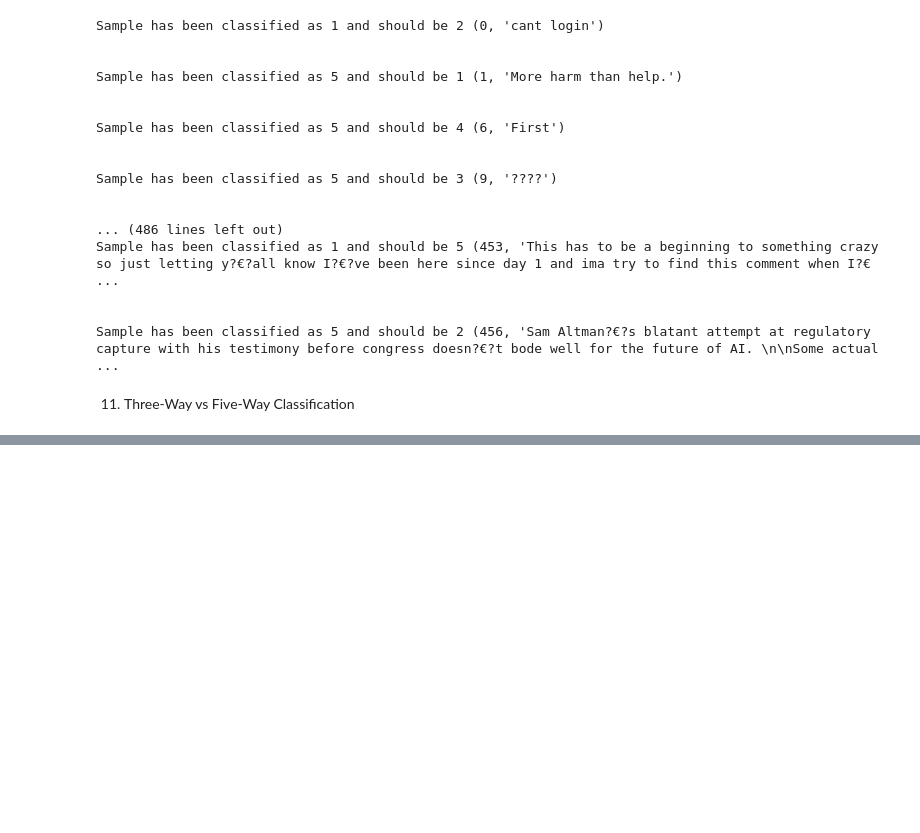
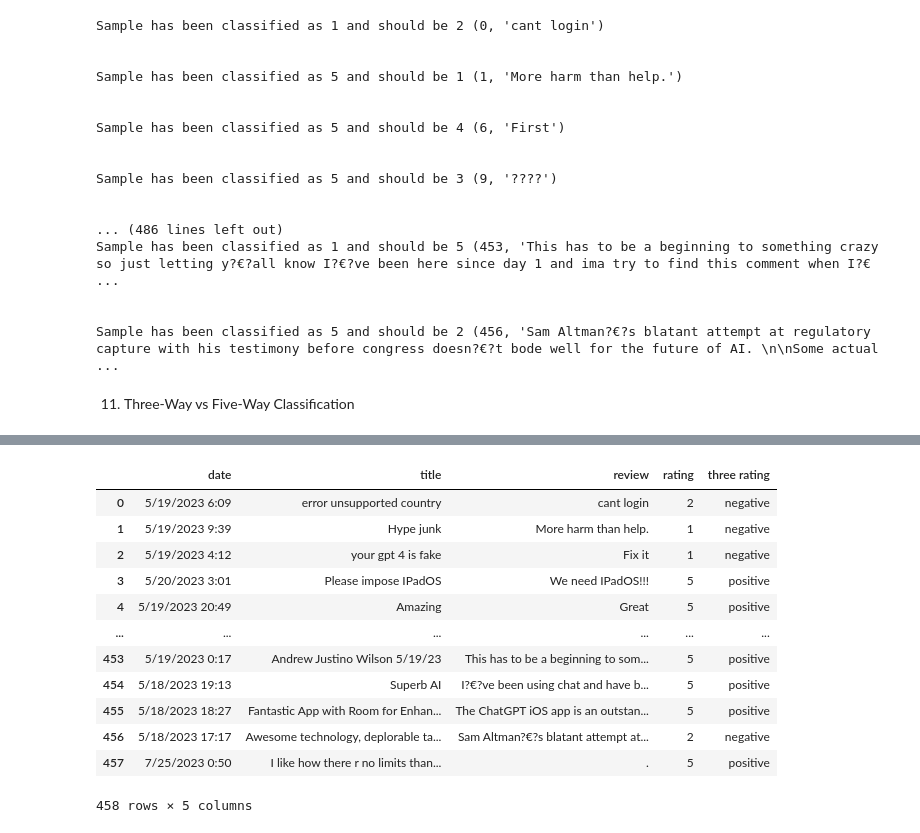
Before and after one commit to owenmonroe/OwenMonroe_TextMining_Fall23, a Jupyter notebook: HW_Assignment2/OwenMonroe_HW2.ipynb, the cells around one changed output, grey strips where cells are left out. Saved outputs shown, nothing was run; the diff lists cells and outputs as text; code cells hidden in the pictures; blank space fills up the shorter version.

```diff
--- a/HW_Assignment2/OwenMonroe_HW2.ipynb
+++ b/HW_Assignment2/OwenMonroe_HW2.ipynb
@@ -946,0 +933,4 @@ full_three_train_df
+# %%
+three_rate_test_list = full_test_df['rating'].apply(change_five_to_three).to_list()
+
+three_rate_test_list
@@ -946,0 +955,19 @@ full_three_train_df
+# %%
+
+full_test_df['three rating'] = three_rate_test_list
+
+full_test_df
+# %% [output]
+|  | date | title | review | rating | three rating |
+| 0 | 5/19/2023 6:09 | error unsupported country | cant login | 2 | negative |
+| 1 | 5/19/2023 9:39 | Hype junk | More harm than help. | 1 | negative |
+| 2 | 5/19/2023 4:12 | your gpt 4 is fake | Fix it | 1 | negative |
+| 3 | 5/20/2023 3:01 | Please impose IPadOS | We need IPadOS!!! | 5 | positive |
+| 4 | 5/19/2023 20:49 | Amazing | Great | 5 | positive |
+| ... | ... | ... | ... | ... | ... |
+| 453 | 5/19/2023 0:17 | Andrew Justino Wilson 5/19/23 | This has to be a beginning to som... | 5 | positive |
+| 454 | 5/18/2023 19:13 | Superb AI | I?€?ve been using chat and have b... | 5 | positive |
+| 455 | 5/18/2023 18:27 | Fantastic App with Room for Enhan... | The ChatGPT iOS app is an outstan... | 5 | positive |
+| 456 | 5/18/2023 17:17 | Awesome technology, deplorable ta... | Sam Altman?€?s blatant attempt at... | 2 | negative |
+| 457 | 7/25/2023 0:50 | I like how there r no limits than... | . | 5 | positive |
+458 rows × 5 columns
```
Also changed, not shown: parts of 11 cells of this notebook.
